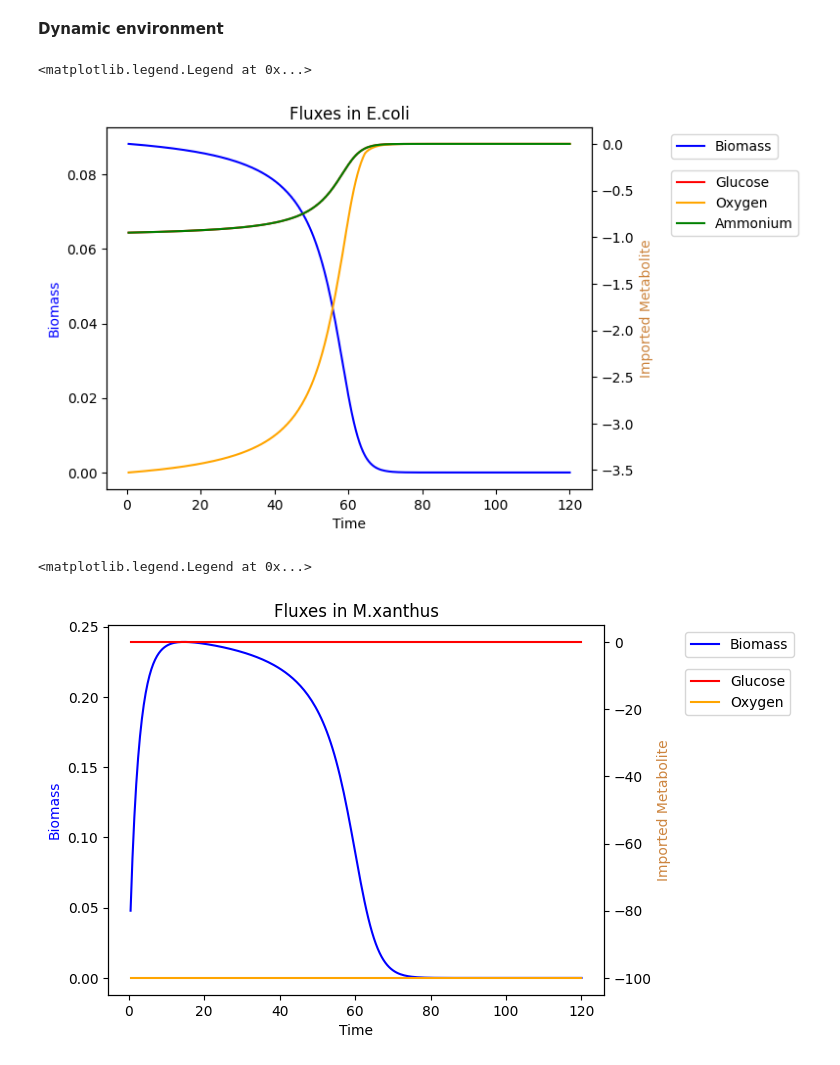
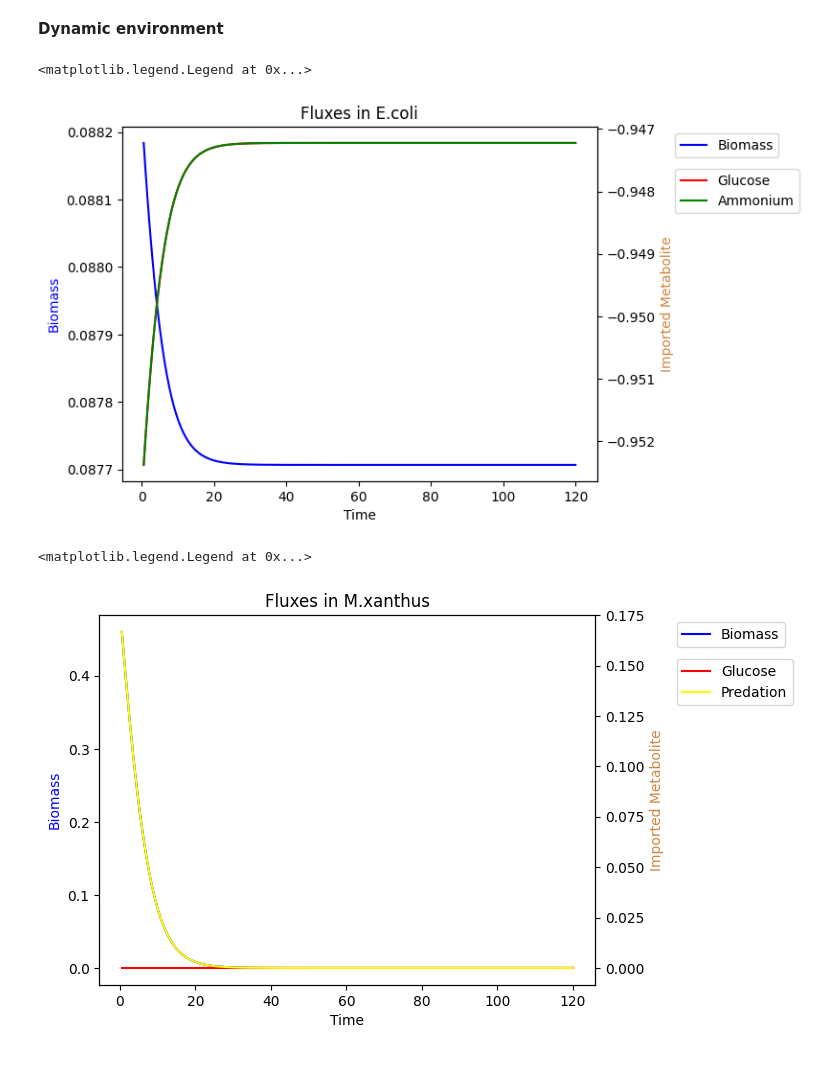
Before and after one commit to BondonMickael/M_xanthus-E_coli-Predation, a Jupyter notebook: notebooks/compart_model.ipynb, the cells around one changed output. Drawn from its saved outputs; the diff is of its cells as text; code cells hidden in the pictures.

Commit message:
- New version of M.xanthus model. - Change the update metabolites.

```diff
--- a/notebooks/compart_model.ipynb
+++ b/notebooks/compart_model.ipynb
@@ -246,6 +246,7 @@ def dynamic_metabolite(model: cobra.core.model.Model, metabolites: dict):
 # %% [markdown]
 **Dynamic environment**
 # %%
+# TODO put limit to predation
 t = 0
 tf = 120
 steps = 0.5
@@ -258,8 +259,8 @@ y = {
 biomass = 0  # quantity of Biomass in the environment (at start)
 fluxes_E = []
 fluxes_M = []
-Biomass_E = [0]
-Biomass_M = [0]
+Biomass_E = [1]
+Biomass_M = [1]
 
 reactions_list_E_coli = []  # get all reaction of E_coli model
 for reaction in E_coli.reactions:
@@ -294,44 +295,56 @@ def update_metabolites(fluxes: list, y: dict, biomass: int):
     :param int biomass: Quantities of Biomass in the environment.
     """
     for i in y:
-        y[i] = y[i] + fluxes[i]  # calculate the number of metabolites
+        y[i] = y[i] + fluxes[i] * biomass  # calculate the number of metabolites
         if y[i] < 0:
             y[i] = (
                 0  # if the value goes below zero set the number of metaboltie to zero
             )
 
-    if "BIOMASS_Ec_iML1515_core_75p37M" in fluxes:
-        biomass = biomass + fluxes["BIOMASS_Ec_iML1515_core_75p37M"]
-    if "EX_Biomass_e" in fluxes:
-        biomass = biomass + fluxes["EX_Biomass_e"]
+    # if "BIOMASS_Ec_iML1515_core_75p37M" in fluxes:
+    #     biomass = biomass + fluxes["BIOMASS_Ec_iML1515_core_75p37M"] * biomass
+    # if "EX_Biomass_e" in fluxes:
+    #     biomass = biomass + fluxes["EX_Biomass_e"] * biomass
 
-    if biomass < 0:
-        biomass = 0
+    # if biomass < 0:
+    #     biomass = 0
 
     return y, biomass
 
+def update_biomass(fluxes_E, biomass_E, fluxes_M, biomass_M, it):
+    if biomass_E[it-1] + fluxes_E['BIOMASS_Ec_iML1515_core_75p37M'] * biomass_E[it-1] + fluxes_M['EX_Biomass_e'] < 0:
+        biomass_E.append(0)
+    else:
+        biomass_E.append(biomass_E[it-1] + fluxes_E['BIOMASS_Ec_iML1515_core_75p37M'] * biomass_E[it-1] + fluxes_M['EX_Biomass_e'])
+
+    biomass_M.append(biomass_M[it-1] + fluxes_M['OF_BIOMASS'] * biomass_M[it-1])
+
+    return biomass_E, biomass_M
 
 y1 = dynamic_metabolite(E_coli, y)
 y2 = dynamic_metabolite(M_xanthus, y)
 with tqdm(total=tf) as pbar:
     while t < tf:
-        add_dynamic_bounds(E_coli, y1, biomass)  ## For Escherichia coli
+        add_dynamic_bounds(E_coli, y1, Biomass_E[it - 1])  ## For Escherichia coli
         FBA_1 = E_coli.optimize()  # perform flux balance analysis (FBA)
         fluxes_E_coli = FBA_1.fluxes.get(
             reactions_list_E_coli
         )  # store the fluxes of the FBA
         fluxes_E_coli *= 0.1  # multiply by Biomass Concentration to get flux
         fluxes_E.append(fluxes_E_coli)  # store all the fluxes
-        y, biomass = update_metabolites(fluxes_E_coli, y1, biomass)
-        Biomass_E.append(biomass)
+        y, biomass = update_metabolites(fluxes_E_coli, y1, Biomass_E[it - 1])
 
-        add_dynamic_bounds(M_xanthus, y2, biomass)  ## For Myxococcus xanthus
+        add_dynamic_bounds(M_xanthus, y2, Biomass_E[it - 1])  ## For Myxococcus xanthus
         FBA_2 = M_xanthus.optimize()
         fluxes_M_xanthus = FBA_2.fluxes.get(reactions_list_M_xanthus)
         fluxes_M_xanthus *= 0.1
         fluxes_M.append(fluxes_M_xanthus)
-        y, biomass = update_metabolites(fluxes_M_xanthus, y2, biomass)
-        Biomass_M.append(Biomass_M[it - 1] + fluxes_M_xanthus["OF_BIOMASS"])
+        y, biomass = update_metabolites(fluxes_M_xanthus, y2, Biomass_M[it - 1])
+
+        Biomass_E, Biomass_M = update_biomass(fluxes_E_coli, Biomass_E, fluxes_M_xanthus, Biomass_M, it)
+
+        # Biomass_E.append(Biomass_E[it - 1] + fluxes_E_coli["BIOMASS_Ec_iML1515_core_75p37M"] + fluxes_M_xanthus['EX_Biomass_e'] * Biomass_M[it - 1])
+        # Biomass_M.append(Biomass_M[it - 1] + fluxes_M_xanthus["OF_BIOMASS"])
 
         time_point.append(time_point[it - 1] + steps)
         it += 1
@@ -340,31 +353,31 @@ with tqdm(total=tf) as pbar:
 # %%
 glucose = []
 oxygen = []
 ammonium = []
 biomass = []
 
 for i in fluxes_E:
     glucose.append(i["EX_glc__D_e"])
     biomass.append(i["BIOMASS_Ec_iML1515_core_75p37M"])
     oxygen.append(i["EX_o2_e"])
     ammonium.append(i["EX_nh4_e"])
 
 ax = plt.subplot(111)
 ax.plot(time_point[1:], biomass, color="blue", label="Biomass")
 ax2 = plt.twinx(ax)
 ax2.plot(time_point[1:], glucose, color="red", label="Glucose")
-ax2.plot(time_point[1:], oxygen, color="orange", label="Oxygen")
+#ax2.plot(time_point[1:], oxygen, color="orange", label="Oxygen")
 ax2.plot(time_point[1:], ammonium, color="green", label="Ammonium")
 ax.set_ylabel("Biomass", color="blue")
 ax2.set_ylabel("Imported Metabolite", color="peru")
 ax.set_xlabel("Time")
 
 ax.set_title("Fluxes in E.coli")
 ax.legend(bbox_to_anchor=(1.15, 1), loc="upper left")
 ax2.legend(bbox_to_anchor=(1.15, 0.90), loc="upper left")
 # %% [output]
 <matplotlib.legend.Legend at 0x...>
-[figure, old version]
+[figure, new version]
 # %%
 glucose = []
 oxygen = []
@@ -383,9 +396,9 @@ ax = plt.subplot(111)
 ax.plot(time_point[1:], biomass, color="blue", label="Biomass")
 ax2 = plt.twinx(ax)
 ax2.plot(time_point[1:], glucose, color="red", label="Glucose")
-ax2.plot(time_point[1:], oxygen, color="orange", label="Oxygen")
+# ax2.plot(time_point[1:], oxygen, color="orange", label="Oxygen")
 # ax2.plot(time_point[1:], EX_bio, color="green", label="Exchange Biomass")
-# ax2.plot(time_point[1:], PR, color="yellow", label="Predation")
+ax2.plot(time_point[1:], PR, color="yellow", label="Predation")
 
 ax.set_ylabel("Biomass", color="blue")
 ax2.set_ylabel("Imported Metabolite", color="peru")
@@ -396,7 +409,7 @@ ax.legend(bbox_to_anchor=(1.15, 1), loc="upper left")
 ax2.legend(bbox_to_anchor=(1.15, 0.90), loc="upper left")
 # %% [output]
 <matplotlib.legend.Legend at 0x...>
-[figure, old version]
+[figure, new version]
 # %%
 biomass_E = []
 biomass_M = []
```
Also changed, not shown: parts of 6 cells of this notebook, 6 other files.
